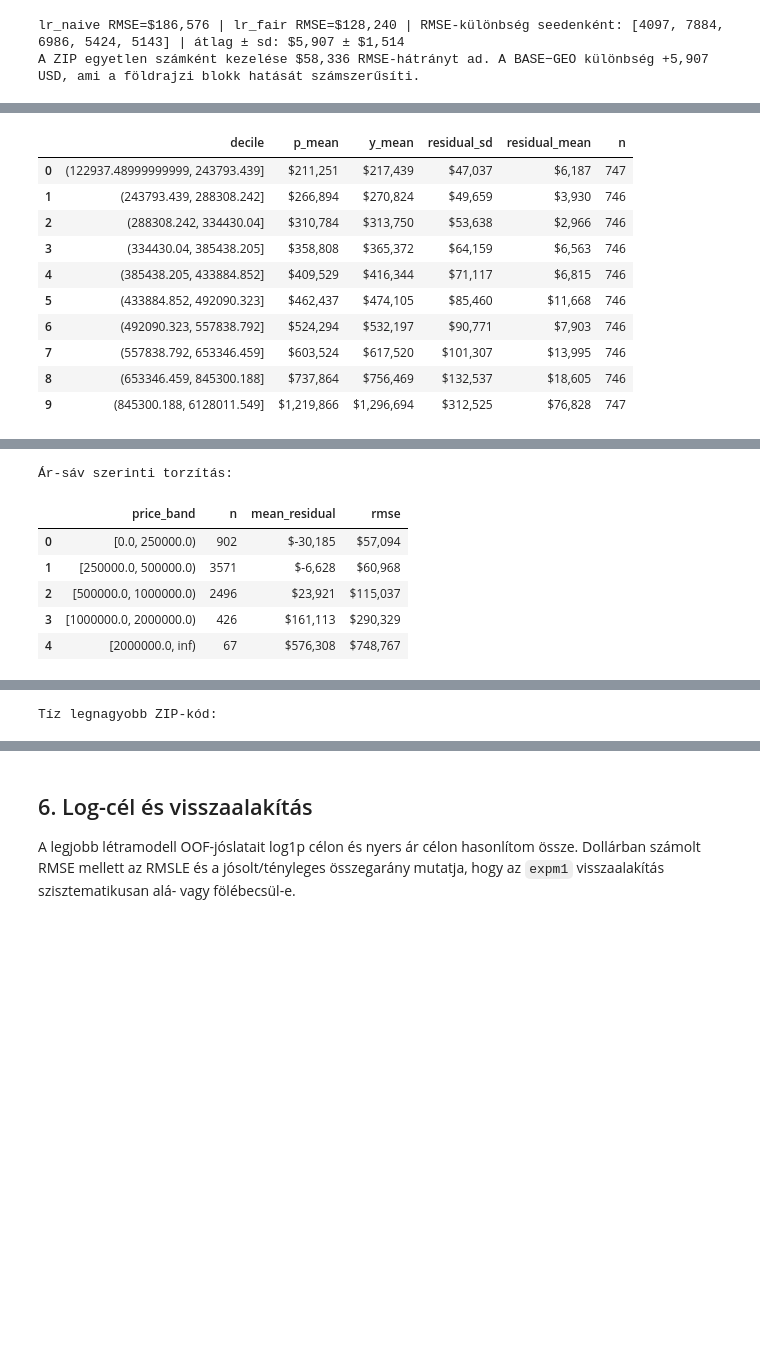
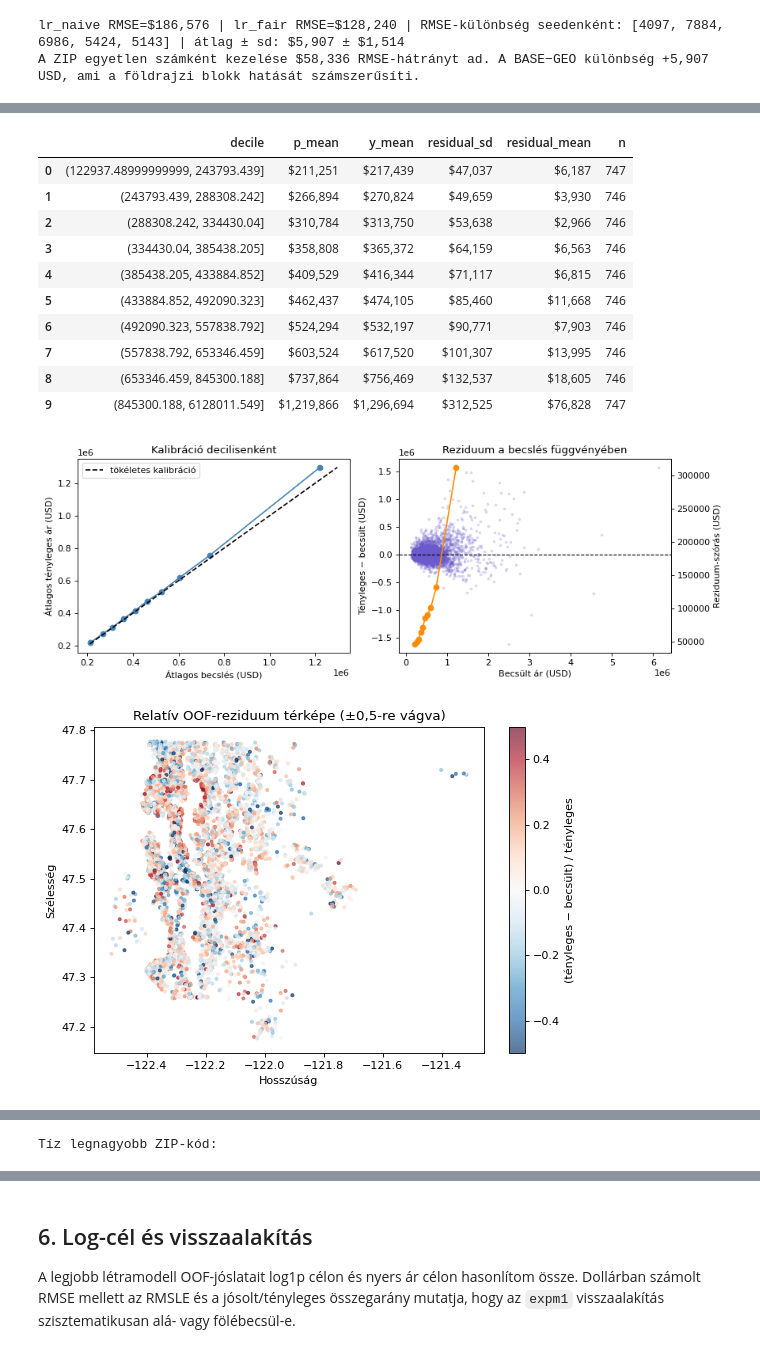
Before and after one commit to bakose23/Bakos-Eszter---data-science-kurzus, a Jupyter notebook: lesson 5/homework.ipynb, the cells around one changed output, grey strips where cells are left out. Saved outputs shown, nothing was run; the diff lists cells and outputs as text; code cells hidden in the pictures; blank space fills up the shorter version.

```diff
--- a/lesson 5/homework.ipynb
+++ b/lesson 5/homework.ipynb
@@ -175,23 +203,74 @@ A decilisek, a reziduumtölcsér, a térbeli log-reziduum-korreláció, az ár/k
 # %%
-display(O["diagnostics"]["deciles"].style.format({
+diag = O["diagnostics"]
+display(diag["deciles"].style.format({
     "p_mean": "${:,.0f}", "y_mean": "${:,.0f}", "residual_sd": "${:,.0f}",
-    "residual_mean": "${:,.0f}", "n": "{:,.0f}",
+    "residual_mean": "${:,.0f}", "n": "{:,}",
 }))
-display(O["diagnostics"]["funnel"].style.format({"p_mean": "${:,.0f}", "residual_sd": "${:,.0f}"}))
-print("Ár-sáv szerinti torzítás:"); display(O["diagnostics"]["by_price"].style.format({"mean_residual": "${:,.0f}", "rmse": "${:,.0f}"}))
-print("Házkor szerinti torzítás:"); display(O["diagnostics"]["by_age"].style.format({"mean_residual": "${:,.0f}", "rmse": "${:,.0f}"}))
-print("Tíz legnagyobb ZIP-kód:"); display(O["diagnostics"]["by_zip"].style.format({"mean_residual": "${:,.0f}", "rmse": "${:,.0f}"}))
-for sentence in R["diagnostics"]["comments"]:
-    print(sentence)
+
+fig, ax = plt.subplots(1, 2, figsize=(11, 4))
+cal = diag["deciles"]
+ax[0].plot(cal["p_mean"], cal["y_mean"], marker="o", color="steelblue")
+lo = min(cal["p_mean"].min(), cal["y_mean"].min())
+hi = max(cal["p_mean"].max(), cal["y_mean"].max())
+ax[0].plot([lo, hi], [lo, hi], linestyle="--", color="black", label="tökéletes kalibráció")
+ax[0].set(title="Kalibráció decilisenként", xlabel="Átlagos becslés (USD)", ylabel="Átlagos tényleges ár (USD)")
+ax[0].legend()
+plot_data = diag["plot_data"]
+ax[1].scatter(plot_data["p"], plot_data["residual"], s=5, alpha=.18, color="slateblue")
+ax[1].axhline(0, color="black", linestyle="--", linewidth=1)
+ax[1].set(title="Reziduum a becslés függvényében", xlabel="Becsült ár (USD)", ylabel="Tényleges − becsült (USD)")
+ax_sd = ax[1].twinx()
+ax_sd.plot(cal["p_mean"], cal["residual_sd"], marker="o", color="darkorange", label="decilis reziduum-szórása")
+ax_sd.set_ylabel("Reziduum-szórás (USD)")
+plt.tight_layout()
+plt.show()
+
+relative_residual = np.clip((plot_data["y"] - plot_data["p"]) / plot_data["y"], -.5, .5)
+fig, ax = plt.subplots(figsize=(7, 5))
+sc = ax.scatter(plot_data["long"], plot_data["lat"], c=relative_residual, s=7, alpha=.65, cmap="RdBu_r", vmin=-.5, vmax=.5)
+ax.set(title="Relatív OOF-reziduum térképe (±0,5-re vágva)", xlabel="Hosszúság", ylabel="Szélesség")
+fig.colorbar(sc, ax=ax, label="(tényleges − becsült) / tényleges")
+plt.tight_layout()
+plt.show()
+
+fig, ax = plt.subplots(2, 2, figsize=(12, 7))
+for axis, table, label in (
+    (ax[0, 0], diag["by_price"], "price_band"),
+    (ax[0, 1], diag["by_age"], "age_band"),
+):
+    positions = np.arange(len(table))
+    axis.bar(positions, table["mean_residual"], color="steelblue")
+    axis.axhline(0, color="black", linewidth=1)
+    axis.set_xticks(positions, table[label].astype(str), rotation=35, ha="right")
+    axis.set_ylabel("Átlagos reziduum (USD)")
+    axis.set_title(f"Átlagos reziduum – {label}")
+for axis, table, label in (
+    (ax[1, 0], diag["by_price"], "price_band"),
+    (ax[1, 1], diag["by_age"], "age_band"),
+):
+    positions = np.arange(len(table))
+    axis.bar(positions, table["rmse"], color="darkorange")
+    axis.set_xticks(positions, table[label].astype(str), rotation=35, ha="right")
+    axis.set_ylabel("RMSE (USD)")
+    axis.set_title(f"RMSE – {label}")
+plt.tight_layout()
+plt.show()
+
+print("Tíz legnagyobb ZIP-kód:")
+display(diag["by_zip"].style.format({"mean_residual": "${:,.0f}", "rmse": "${:,.0f}"}))
+for number, sentence in enumerate(R["diagnostics"]["comments"], start=1):
+    print(f"{number}. {sentence}")
 # %% [output]
 |  | decile | p_mean | y_mean | residual_sd | residual_mean | n |
 | 0 | (122937.48999999999, 243793.439] | $211,251 | $217,439 | $47,037 | $6,187 | 747 |
 | 1 | (243793.439, 288308.242] | $266,894 | $270,824 | $49,659 | $3,930 | 746 |
 | 2 | (288308.242, 334430.04] | $310,784 | $313,750 | $53,638 | $2,966 | 746 |
 | 3 | (334430.04, 385438.205] | $358,808 | $365,372 | $64,159 | $6,563 | 746 |
 | 4 | (385438.205, 433884.852] | $409,529 | $416,344 | $71,117 | $6,815 | 746 |
 | 5 | (433884.852, 492090.323] | $462,437 | $474,105 | $85,460 | $11,668 | 746 |
 | 6 | (492090.323, 557838.792] | $524,294 | $532,197 | $90,771 | $7,903 | 746 |
 | 7 | (557838.792, 653346.459] | $603,524 | $617,520 | $101,307 | $13,995 | 746 |
 | 8 | (653346.459, 845300.188] | $737,864 | $756,469 | $132,537 | $18,605 | 746 |
 | 9 | (845300.188, 6128011.549] | $1,219,866 | $1,296,694 | $312,525 | $76,828 | 747 |
+[figure, added]
+[figure, added]
@@ -197,0 +278 @@ for sentence in R["diagnostics"]["comments"]:
+Tíz legnagyobb ZIP-kód:
@@ -209,7 +289,0 @@ for sentence in R["diagnostics"]["comments"]:
-Ár-sáv szerinti torzítás:
-|  | price_band | n | mean_residual | rmse |
-| 0 | [0.0, 250000.0) | 902 | $-30,185 | $57,094 |
-| 1 | [250000.0, 500000.0) | 3571 | $-6,628 | $60,968 |
-| 2 | [500000.0, 1000000.0) | 2496 | $23,921 | $115,037 |
-| 3 | [1000000.0, 2000000.0) | 426 | $161,113 | $290,329 |
-| 4 | [2000000.0, inf) | 67 | $576,308 | $748,767 |
@@ -223 +294,0 @@ Házkor szerinti torzítás:
-Tíz legnagyobb ZIP-kód:
```
Also changed, not shown: parts of 14 cells of this notebook, 1 other file.
